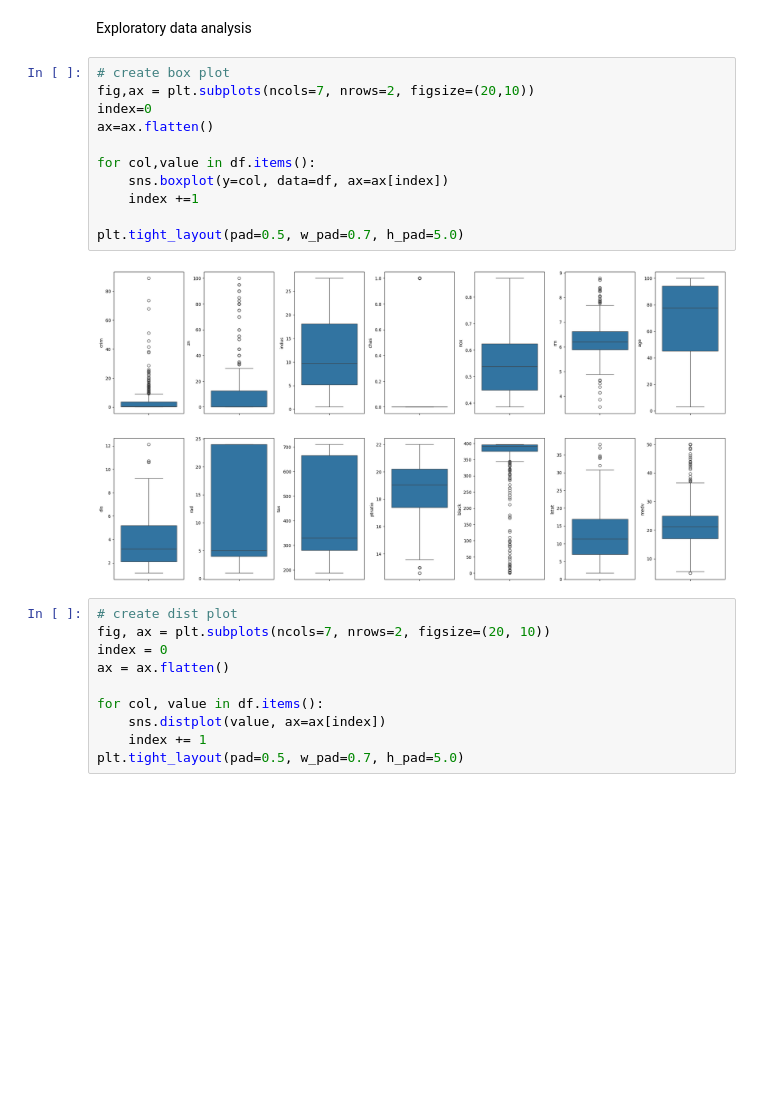
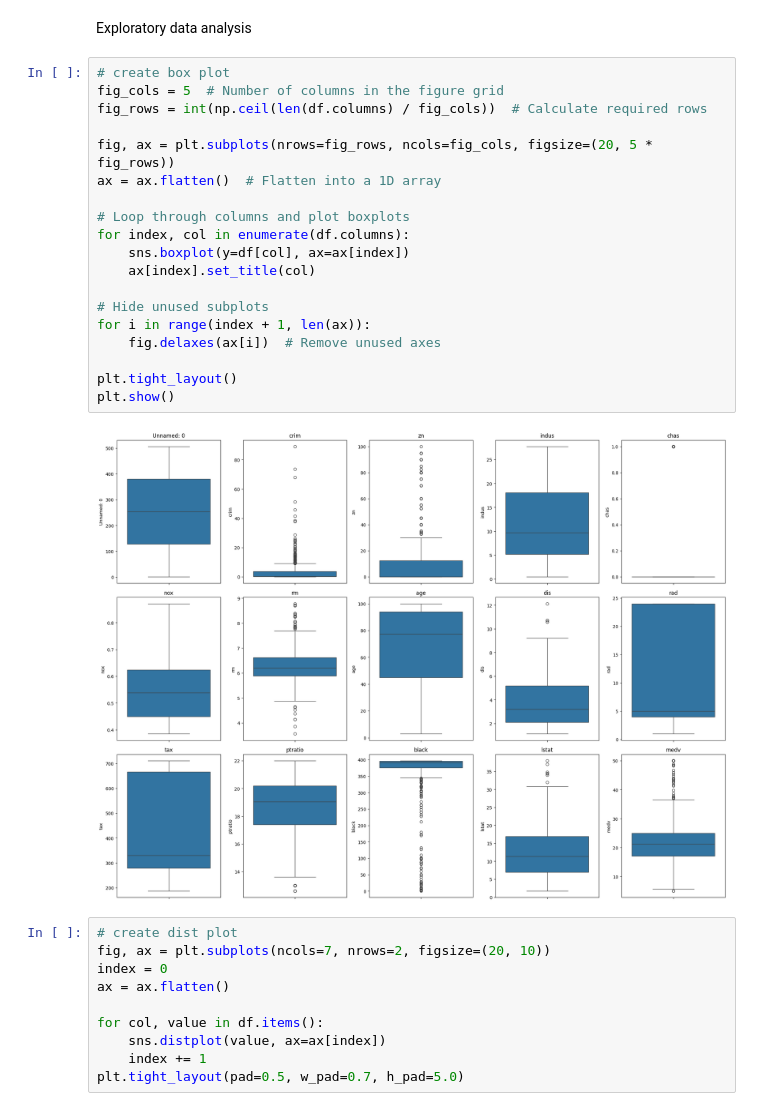
Before and after one commit to anuselva1905/handle_missing_values, a Jupyter notebook: boston_house_prediction/boston_house.ipynb, the cells around one changed output. Drawn from its saved outputs; the diff is of its cells as text; blank space fills up the shorter version.

```diff
--- a/boston_house_prediction/boston_house.ipynb
+++ b/boston_house_prediction/boston_house.ipynb
@@ -68,19 +68,27 @@ df.isnull().sum()
 | Loading ITables v2.2.4 from the i... |
 # %% [markdown]
 Exploratory data analysis
-# %%
-# create box plot
-fig,ax = plt.subplots(ncols=7, nrows=2, figsize=(20,10))
-index=0
-ax=ax.flatten()
-
-for col,value in df.items():
-    sns.boxplot(y=col, data=df, ax=ax[index])
-    index +=1
-
-plt.tight_layout(pad=0.5, w_pad=0.7, h_pad=5.0)
-# %% [output]
-[figure, removed]
+# %%
+# create box plot
+fig_cols = 5  # Number of columns in the figure grid
+fig_rows = int(np.ceil(len(df.columns) / fig_cols))  # Calculate required rows
+
+fig, ax = plt.subplots(nrows=fig_rows, ncols=fig_cols, figsize=(20, 5 * fig_rows))
+ax = ax.flatten()  # Flatten into a 1D array
+
+# Loop through columns and plot boxplots
+for index, col in enumerate(df.columns):
+    sns.boxplot(y=df[col], ax=ax[index])
+    ax[index].set_title(col)
+
+# Hide unused subplots
+for i in range(index + 1, len(ax)):
+    fig.delaxes(ax[i])  # Remove unused axes
+
+plt.tight_layout()
+plt.show()
+# %% [output]
+[figure, added]
 # %%
 # create dist plot
 fig, ax = plt.subplots(ncols=7, nrows=2, figsize=(20, 10))
```
Also changed, not shown: parts of 7 cells of this notebook, 3 other files.
